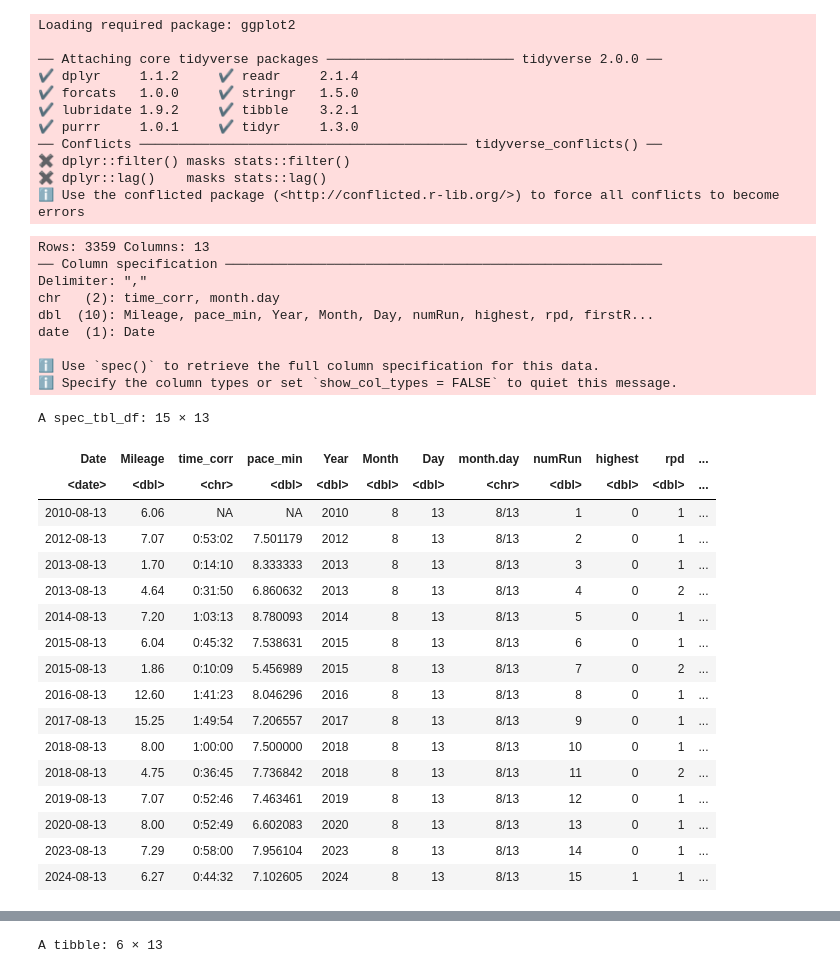
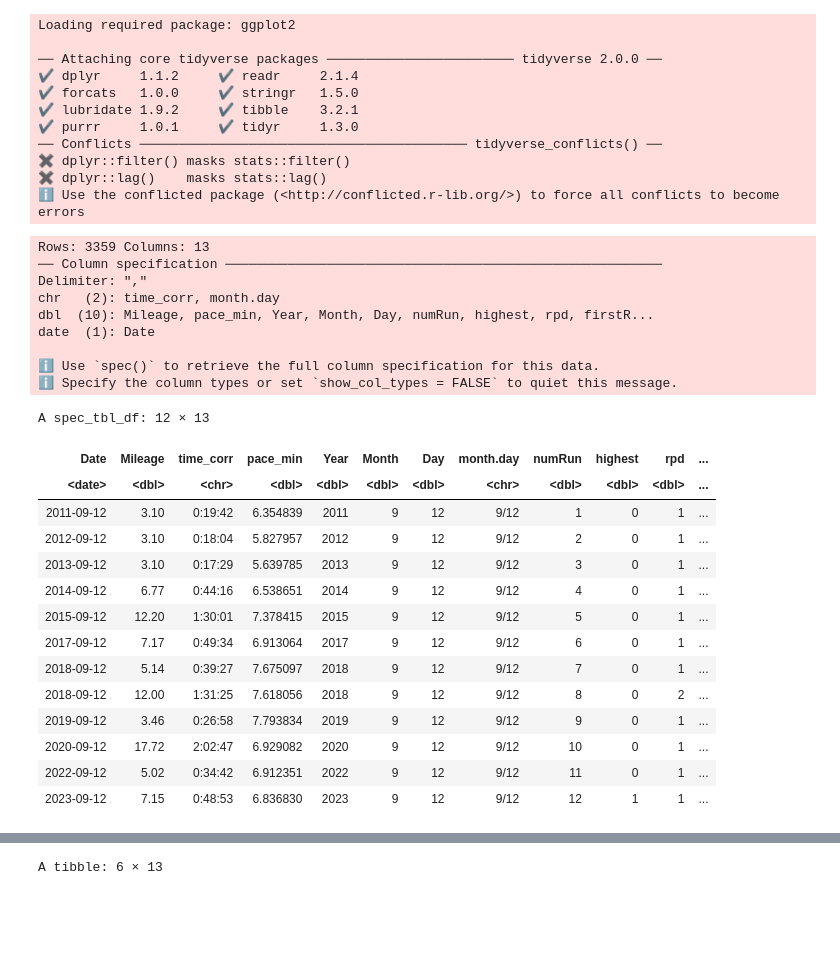
Before and after one commit to adolwick/biof309project, a Jupyter notebook: runs_per_date.ipynb, the cells around one changed output, grey strips where cells are left out. Saved outputs shown, nothing was run; the diff lists cells and outputs as text; code cells hidden in the pictures; blank space fills up the shorter version.

```diff
--- a/runs_per_date.ipynb
+++ b/runs_per_date.ipynb
@@ -18,32 +18,29 @@ Loading required package: ggplot2
 # %%
 df = read_csv("rpd.csv")
 #head(df)
-df %>% filter(month.day=="8/13")
+df %>% filter(month.day=="9/12")
 # %% [output]
 Rows: 3359 Columns: 13
 ── Column specification ────────────────────────────────────────────────────────
 Delimiter: ","
 chr   (2): time_corr, month.day
 dbl  (10): Mileage, pace_min, Year, Month, Day, numRun, highest, rpd, firstR...
 date  (1): Date
 
 ℹ Use `spec()` to retrieve the full column specification for this data.
 ℹ Specify the column types or set `show_col_types = FALSE` to quiet this message.
-A spec_tbl_df: 15 × 13
+A spec_tbl_df: 12 × 13
 | Date | Mileage | time_corr | pace_min | Year | Month | Day | month.day | numRun | highest | rpd | ... |
 | <date> | <dbl> | <chr> | <dbl> | <dbl> | <dbl> | <dbl> | <chr> | <dbl> | <dbl> | <dbl> | ... |
-| 2010-08-13 | 6.06 | NA | NA | 2010 | 8 | 13 | 8/13 | 1 | 0 | 1 | ... |
-| 2012-08-13 | 7.07 | 0:53:02 | 7.501179 | 2012 | 8 | 13 | 8/13 | 2 | 0 | 1 | ... |
-| 2013-08-13 | 1.70 | 0:14:10 | 8.333333 | 2013 | 8 | 13 | 8/13 | 3 | 0 | 1 | ... |
-| 2013-08-13 | 4.64 | 0:31:50 | 6.860632 | 2013 | 8 | 13 | 8/13 | 4 | 0 | 2 | ... |
-| 2014-08-13 | 7.20 | 1:03:13 | 8.780093 | 2014 | 8 | 13 | 8/13 | 5 | 0 | 1 | ... |
-| 2015-08-13 | 6.04 | 0:45:32 | 7.538631 | 2015 | 8 | 13 | 8/13 | 6 | 0 | 1 | ... |
-| 2015-08-13 | 1.86 | 0:10:09 | 5.456989 | 2015 | 8 | 13 | 8/13 | 7 | 0 | 2 | ... |
-| 2016-08-13 | 12.60 | 1:41:23 | 8.046296 | 2016 | 8 | 13 | 8/13 | 8 | 0 | 1 | ... |
-| 2017-08-13 | 15.25 | 1:49:54 | 7.206557 | 2017 | 8 | 13 | 8/13 | 9 | 0 | 1 | ... |
-| 2018-08-13 | 8.00 | 1:00:00 | 7.500000 | 2018 | 8 | 13 | 8/13 | 10 | 0 | 1 | ... |
-| 2018-08-13 | 4.75 | 0:36:45 | 7.736842 | 2018 | 8 | 13 | 8/13 | 11 | 0 | 2 | ... |
-| 2019-08-13 | 7.07 | 0:52:46 | 7.463461 | 2019 | 8 | 13 | 8/13 | 12 | 0 | 1 | ... |
-| 2020-08-13 | 8.00 | 0:52:49 | 6.602083 | 2020 | 8 | 13 | 8/13 | 13 | 0 | 1 | ... |
-| 2023-08-13 | 7.29 | 0:58:00 | 7.956104 | 2023 | 8 | 13 | 8/13 | 14 | 0 | 1 | ... |
-| 2024-08-13 | 6.27 | 0:44:32 | 7.102605 | 2024 | 8 | 13 | 8/13 | 15 | 1 | 1 | ... |
+| 2011-09-12 | 3.10 | 0:19:42 | 6.354839 | 2011 | 9 | 12 | 9/12 | 1 | 0 | 1 | ... |
+| 2012-09-12 | 3.10 | 0:18:04 | 5.827957 | 2012 | 9 | 12 | 9/12 | 2 | 0 | 1 | ... |
+| 2013-09-12 | 3.10 | 0:17:29 | 5.639785 | 2013 | 9 | 12 | 9/12 | 3 | 0 | 1 | ... |
+| 2014-09-12 | 6.77 | 0:44:16 | 6.538651 | 2014 | 9 | 12 | 9/12 | 4 | 0 | 1 | ... |
+| 2015-09-12 | 12.20 | 1:30:01 | 7.378415 | 2015 | 9 | 12 | 9/12 | 5 | 0 | 1 | ... |
+| 2017-09-12 | 7.17 | 0:49:34 | 6.913064 | 2017 | 9 | 12 | 9/12 | 6 | 0 | 1 | ... |
+| 2018-09-12 | 5.14 | 0:39:27 | 7.675097 | 2018 | 9 | 12 | 9/12 | 7 | 0 | 1 | ... |
+| 2018-09-12 | 12.00 | 1:31:25 | 7.618056 | 2018 | 9 | 12 | 9/12 | 8 | 0 | 2 | ... |
+| 2019-09-12 | 3.46 | 0:26:58 | 7.793834 | 2019 | 9 | 12 | 9/12 | 9 | 0 | 1 | ... |
+| 2020-09-12 | 17.72 | 2:02:47 | 6.929082 | 2020 | 9 | 12 | 9/12 | 10 | 0 | 1 | ... |
+| 2022-09-12 | 5.02 | 0:34:42 | 6.912351 | 2022 | 9 | 12 | 9/12 | 11 | 0 | 1 | ... |
+| 2023-09-12 | 7.15 | 0:48:53 | 6.836830 | 2023 | 9 | 12 | 9/12 | 12 | 1 | 1 | ... |
```
Also changed, not shown: parts of 5 cells of this notebook, 6 other files.
